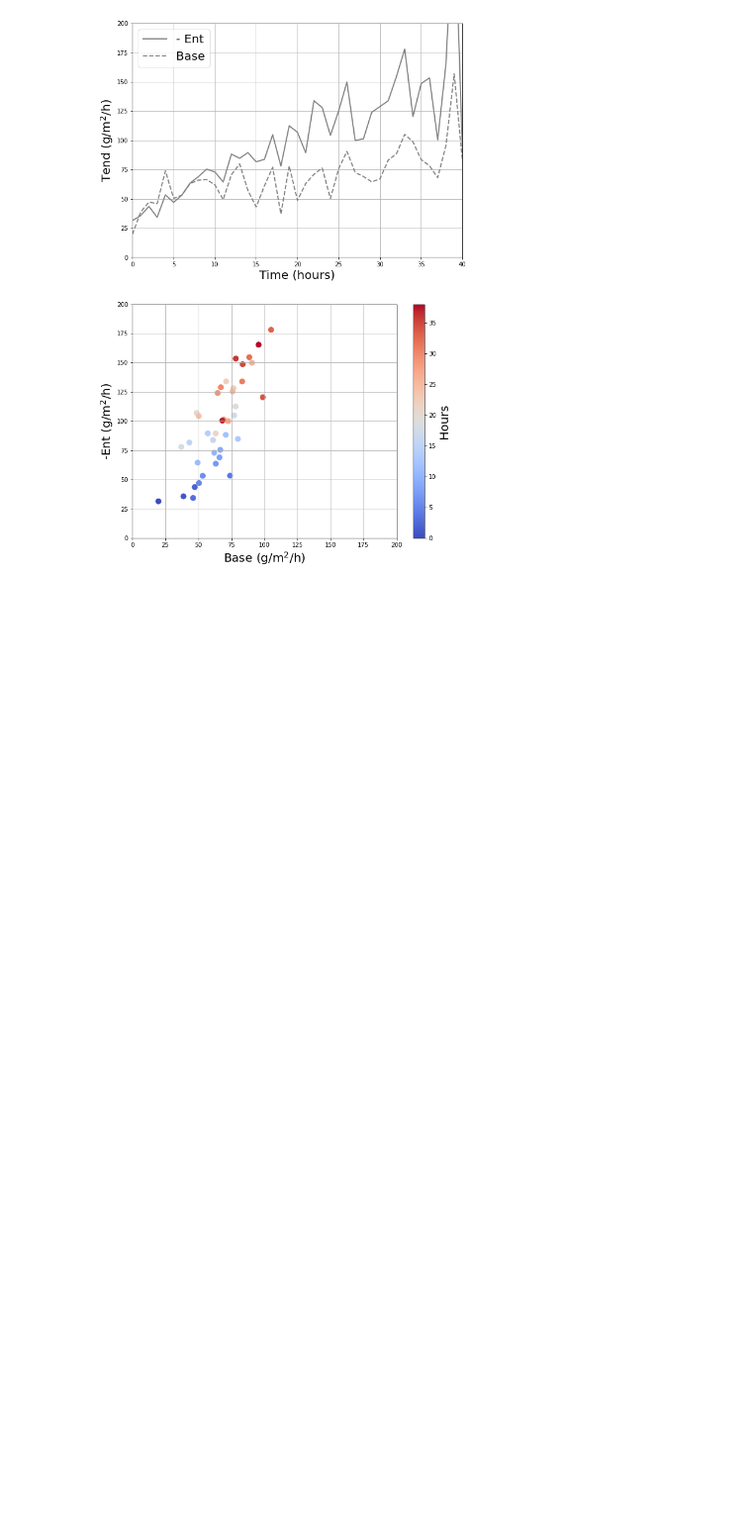
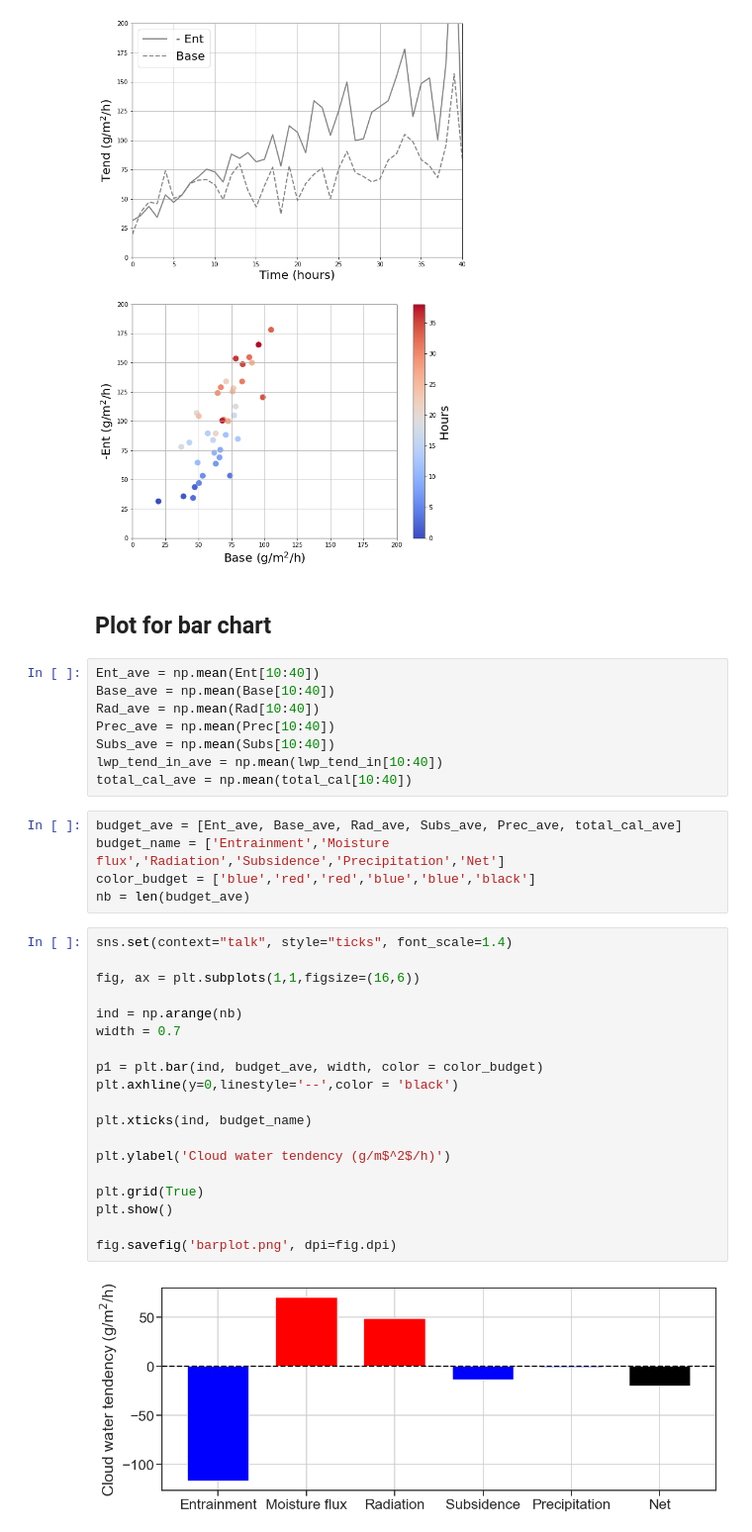
Before and after one commit to youtongzheng/Misc_LES, a Jupyter notebook: 20200825_LWP_Budget_ASTEX.ipynb, the cells around one changed output. Shown at 99% size. Cells and saved outputs as stored; diff of their text form; blank space fills up the shorter version.

Commit message:
add bar plot

```diff
--- a/20200825_LWP_Budget_ASTEX.ipynb
+++ b/20200825_LWP_Budget_ASTEX.ipynb
@@ -306,3 +316,39 @@ ax2.grid(True)
 plt.show()
 # %% [output]
 [figure]
+# %% [markdown]
+## Plot for bar chart
+# %%
+Ent_ave = np.mean(Ent[10:40])
+Base_ave = np.mean(Base[10:40])
+Rad_ave = np.mean(Rad[10:40])
+Prec_ave = np.mean(Prec[10:40])
+Subs_ave = np.mean(Subs[10:40])
+lwp_tend_in_ave = np.mean(lwp_tend_in[10:40])
+total_cal_ave = np.mean(total_cal[10:40])
+# %%
+budget_ave = [Ent_ave, Base_ave, Rad_ave, Subs_ave, Prec_ave, total_cal_ave]
+budget_name = ['Entrainment','Moisture flux','Radiation','Subsidence','Precipitation','Net']
+color_budget = ['blue','red','red','blue','blue','black']
+nb = len(budget_ave)
+# %%
+sns.set(context="talk", style="ticks", font_scale=1.4)
+
+fig, ax = plt.subplots(1,1,figsize=(16,6))
+
+ind = np.arange(nb)
+width = 0.7
+
+p1 = plt.bar(ind, budget_ave, width, color = color_budget)
+plt.axhline(y=0,linestyle='--',color = 'black')
+
+plt.xticks(ind, budget_name)
+
+plt.ylabel('Cloud water tendency (g/m$^2$/h)')
+
+plt.grid(True)
+plt.show()
+
+fig.savefig('barplot.png', dpi=fig.dpi)
+# %% [output]
+[figure, added]
```
Also changed, not shown: parts of 3 cells of this notebook, 2 other files.
